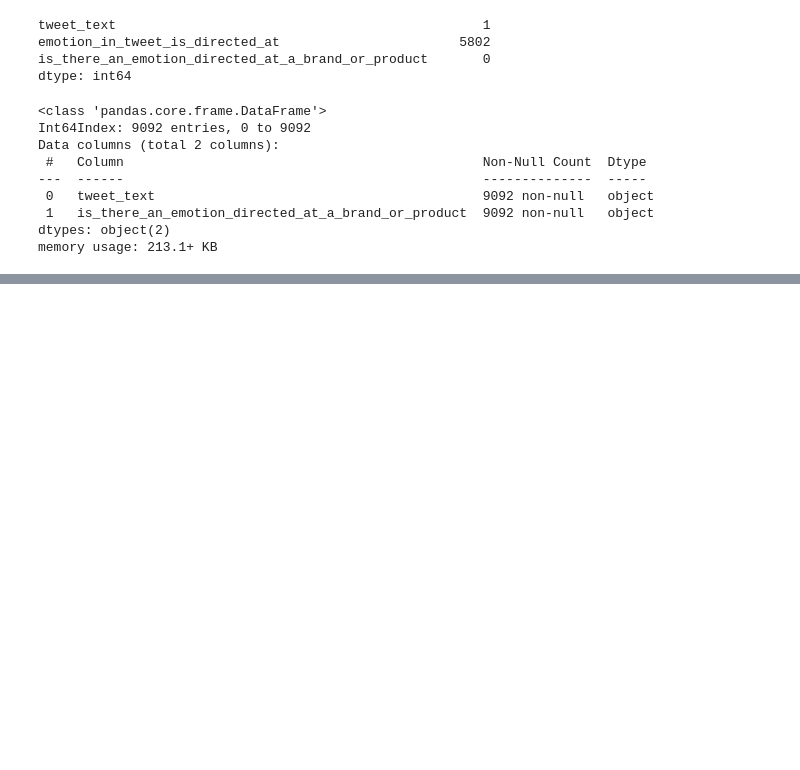
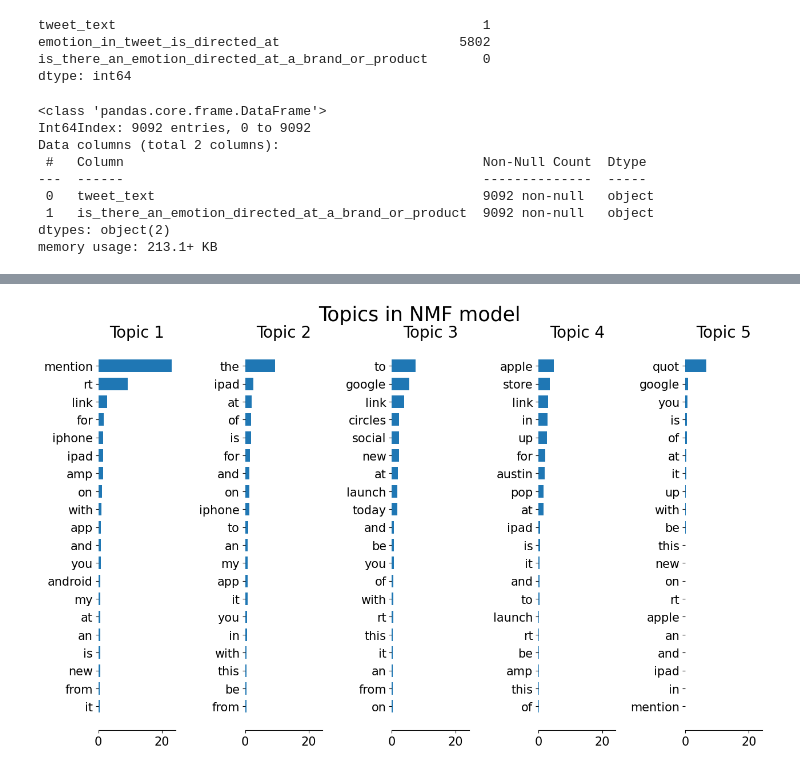
Before and after one commit to Kellyajara/NLP-Tweet-Classification, a Jupyter notebook: Project Notebook.ipynb, the cells around one changed output, grey strips where cells are left out. Cells and saved outputs as stored; diff of their text form; code cells hidden in the pictures; blank space fills up the shorter version.

```diff
--- a/Project Notebook.ipynb
+++ b/Project Notebook.ipynb
@@ -167,0 +253,4 @@ df['norm_tweets'] = df['tweet_text'].apply(process_tweet)
+# %%
+topic_word_plot()
+# %% [output]
+[figure, added]
```
Also changed, not shown: parts of 10 cells of this notebook.
